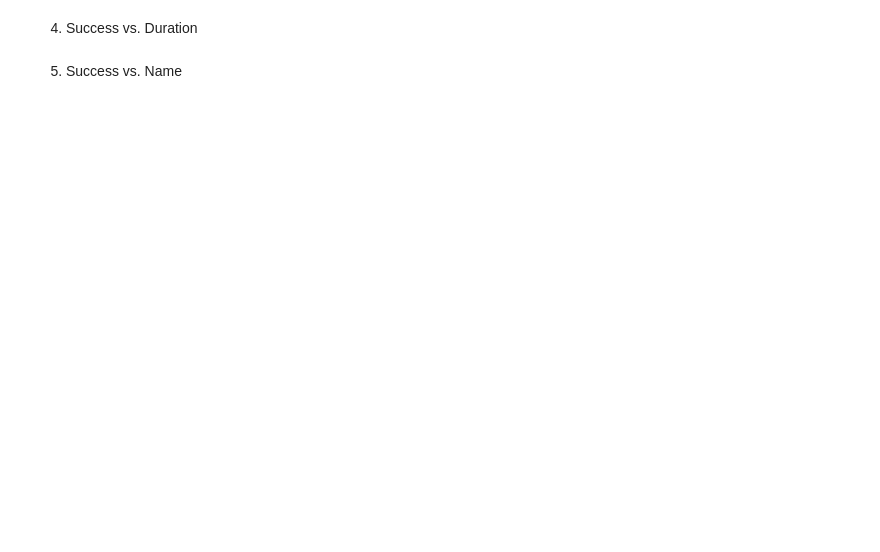
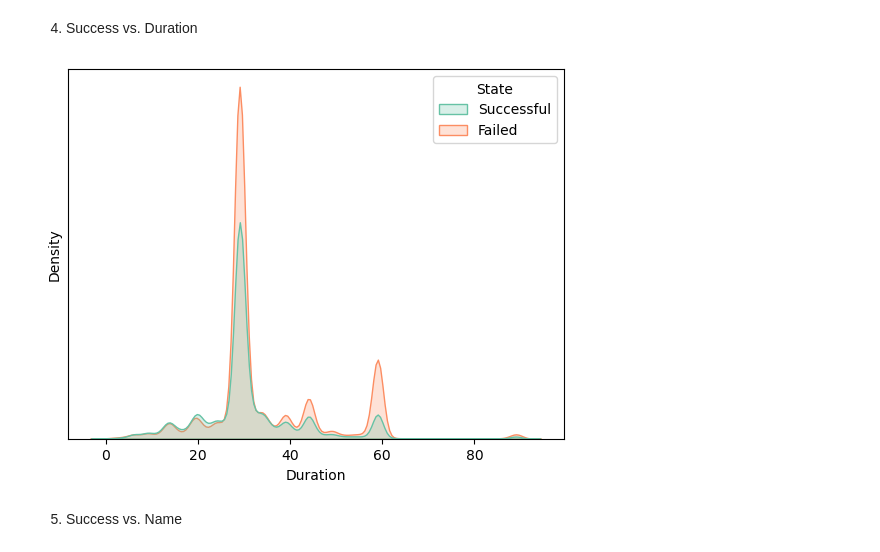
Before and after one commit to KaufmannLukas/ds-kickstarter-project, a Jupyter notebook: EDA.ipynb, the cells around one changed output. Cells and saved outputs as stored; diff of their text form; code cells hidden in the pictures; blank space fills up the shorter version.

```diff
--- a/EDA.ipynb
+++ b/EDA.ipynb
@@ -393,5 +508,20 @@ plt.show()
 # %% [markdown]
 4. Success vs. Duration
+# %%
+kde = df.query("State == 'Failed' or State == 'Successful'")[["State", "Duration"]]
+# kde["Duration"] = kde["Duration"].dt.days
+
+ax = sns.kdeplot(data=kde,
+            x="Duration",
+            hue="State",
+            hue_order=['Successful', 'Failed'],
+            palette="Set2",
+            fill=True,
+            log_scale=[False, False],
+            )
+plt.yticks([]);
+# %% [output]
+[figure, added]
 # %% [markdown]
 5. Success vs. Name
 # %%
```
Also changed, not shown: parts of 21 cells of this notebook, 7 other files.
